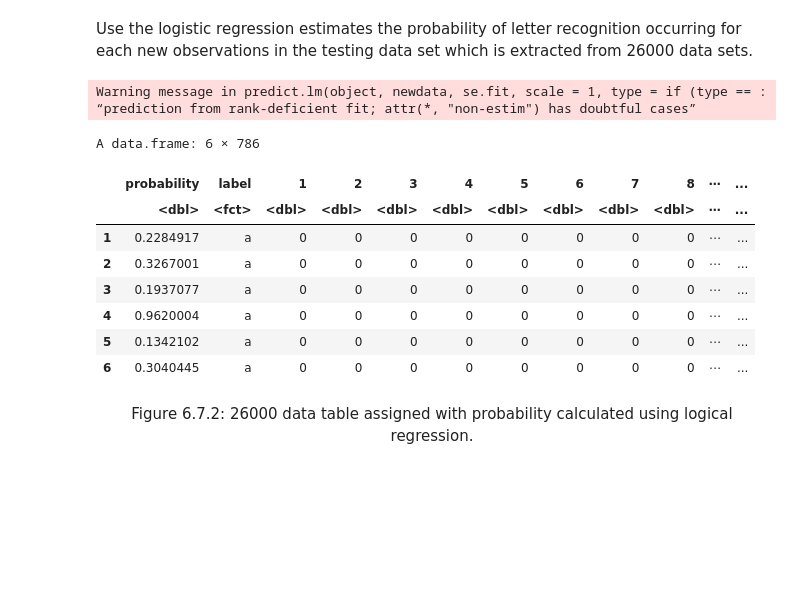
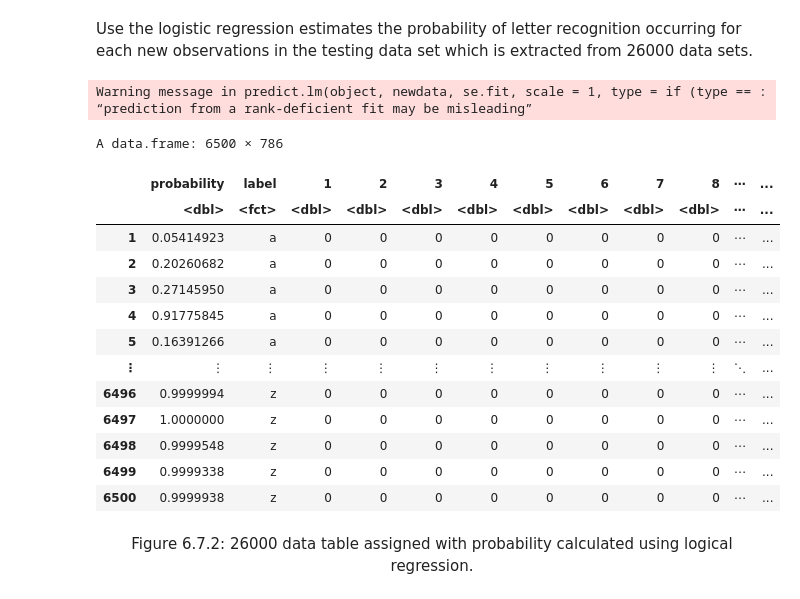
Before and after one commit to AllenCheng5186/DSCI100-Proj-Group50-23s1, a Jupyter notebook: Method_Result.ipynb, the cells around one changed output. Cells and saved outputs as stored; diff of their text form; code cells hidden in the pictures; blank space fills up the shorter version.

```diff
--- a/Method_Result.ipynb
+++ b/Method_Result.ipynb
@@ -829,23 +841,28 @@ Use the logistic regression estimates the probability of letter recognition occu
 # %%
 # Predict test which is split from 2600 data set using logical regression model
 filter_test_26000 <- predict(chr_lrm_26000, chr_test_26000, type = "response")
 
 filter_test_26000_prob <- data.frame(probability = filter_test_26000) |>
                 bind_cols(chr_test_26000)
 
-head(filter_test_26000_prob)
+filter_test_26000_prob
 # %% [output]
 Warning message in predict.lm(object, newdata, se.fit, scale = 1, type = if (type == :
-“prediction from rank-deficient fit; attr(*, "non-estim") has doubtful cases”
+“prediction from a rank-deficient fit may be misleading”
-A data.frame: 6 × 786
+A data.frame: 6500 × 786
 |  | probability | label | 1 | 2 | 3 | 4 | 5 | 6 | 7 | 8 | ⋯ | ... |
 |  | <dbl> | <fct> | <dbl> | <dbl> | <dbl> | <dbl> | <dbl> | <dbl> | <dbl> | <dbl> | ⋯ | ... |
-| 1 | 0.2284917 | a | 0 | 0 | 0 | 0 | 0 | 0 | 0 | 0 | ⋯ | ... |
-| 2 | 0.3267001 | a | 0 | 0 | 0 | 0 | 0 | 0 | 0 | 0 | ⋯ | ... |
-| 3 | 0.1937077 | a | 0 | 0 | 0 | 0 | 0 | 0 | 0 | 0 | ⋯ | ... |
-| 4 | 0.9620004 | a | 0 | 0 | 0 | 0 | 0 | 0 | 0 | 0 | ⋯ | ... |
-| 5 | 0.1342102 | a | 0 | 0 | 0 | 0 | 0 | 0 | 0 | 0 | ⋯ | ... |
-| 6 | 0.3040445 | a | 0 | 0 | 0 | 0 | 0 | 0 | 0 | 0 | ⋯ | ... |
+| 1 | 0.05414923 | a | 0 | 0 | 0 | 0 | 0 | 0 | 0 | 0 | ⋯ | ... |
+| 2 | 0.20260682 | a | 0 | 0 | 0 | 0 | 0 | 0 | 0 | 0 | ⋯ | ... |
+| 3 | 0.27145950 | a | 0 | 0 | 0 | 0 | 0 | 0 | 0 | 0 | ⋯ | ... |
+| 4 | 0.91775845 | a | 0 | 0 | 0 | 0 | 0 | 0 | 0 | 0 | ⋯ | ... |
+| 5 | 0.16391266 | a | 0 | 0 | 0 | 0 | 0 | 0 | 0 | 0 | ⋯ | ... |
+| ⋮ | ⋮ | ⋮ | ⋮ | ⋮ | ⋮ | ⋮ | ⋮ | ⋮ | ⋮ | ⋮ | ⋱ | ... |
+| 6496 | 0.9999994 | z | 0 | 0 | 0 | 0 | 0 | 0 | 0 | 0 | ⋯ | ... |
+| 6497 | 1.0000000 | z | 0 | 0 | 0 | 0 | 0 | 0 | 0 | 0 | ⋯ | ... |
+| 6498 | 0.9999548 | z | 0 | 0 | 0 | 0 | 0 | 0 | 0 | 0 | ⋯ | ... |
+| 6499 | 0.9999338 | z | 0 | 0 | 0 | 0 | 0 | 0 | 0 | 0 | ⋯ | ... |
+| 6500 | 0.9999938 | z | 0 | 0 | 0 | 0 | 0 | 0 | 0 | 0 | ⋯ | ... |
 # %% [markdown]
 <div align="center">Figure 6.7.2: 26000 data table assigned with probability calculated using logical regression.
 # %%
```
Also changed, not shown: parts of 32 cells of this notebook.
